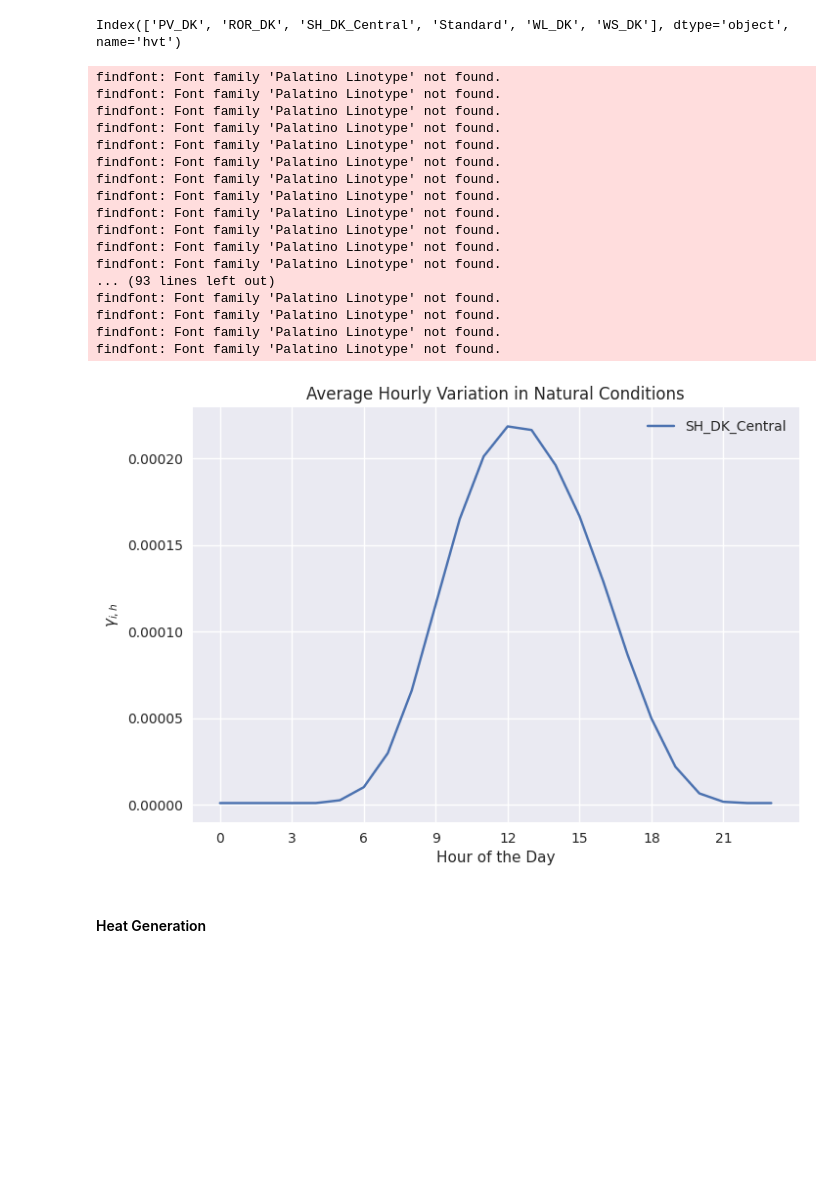
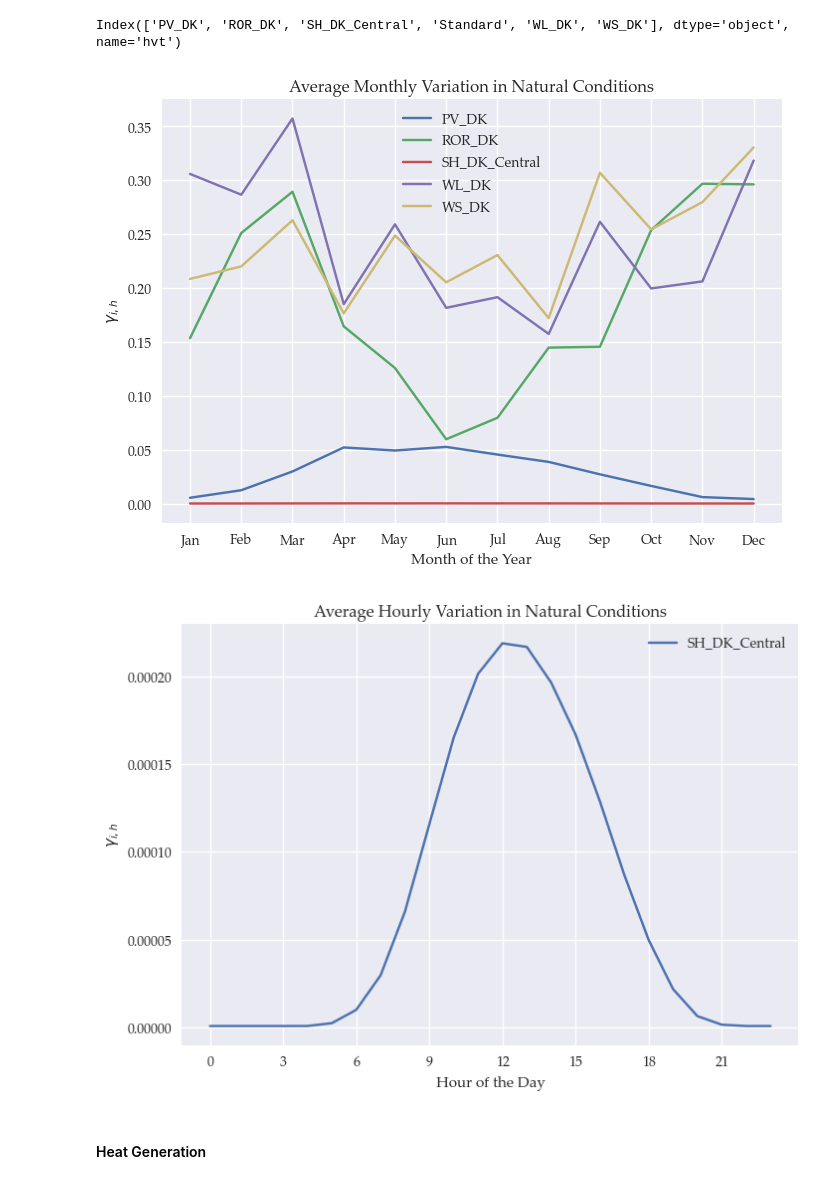
Before and after one commit to marcherger/EnergyEconGroupWork, a Jupyter notebook: Analysis_mBasicPH_storage.ipynb, the cells around one changed output. Saved outputs shown, nothing was run; the diff lists cells and outputs as text; code cells hidden in the pictures; blank space fills up the shorter version.

```diff
--- a/Analysis_mBasicPH_storage.ipynb
+++ b/Analysis_mBasicPH_storage.ipynb
@@ -116,19 +116,21 @@ Index(['PV_DK', 'ROR_DK', 'SH_DK_Central', 'Standard', 'WL_DK', 'WS_DK'], dtype=
 # %%
 range_names = [0, 1, 2, 4, 5]
 plants_names_intermit = db['CapVariation'].index.levels[1][range_names]
 
 month = adj.rc_pd(m.db['h2Month'], name= 'Month')
 
-#for n, i in enumerate(plants_names_intermit):
-#    adjMultiIndex.applyMult(db['CapVariation'], month).loc[:,i].mean(level=['Month']).plot(label= plants_names_intermit[n])
+for n, i in enumerate(plants_names_intermit):
+    adjMultiIndex.applyMult(db['CapVariation'], month).loc[:,i].mean(level=['Month']).plot(label= plants_names_intermit[n])
 
 months= ['Jan', 'Feb', 'Mar', 'Apr','May', 'Jun', 'Jul', 'Aug', 'Sep', 'Oct','Nov', 'Dec']
-#plt.xticks(np.arange(start=1, stop=13, step=1), months)
-#plt.xlabel('Month of the Year')
-#plt.ylabel('$\gamma_{i,h}$')
-#plt.title('Average Monthly Variation in Natural Conditions')
-#plt.legend()
-#plt.savefig('monthly_variation_plot.png')
+plt.xticks(np.arange(start=1, stop=13, step=1), months)
+plt.xlabel('Month of the Year')
+plt.ylabel('$\gamma_{i,h}$')
+plt.title('Average Monthly Variation in Natural Conditions')
+plt.legend()
+plt.savefig('monthly_variation_plot.png')
+# %% [output]
+[figure, added]
 # %%
 range_names = [0, 1, 2, 4, 5]
 plants_names_intermit = db['CapVariation'].index.levels[1][range_names]
@@ -176,24 +178,7 @@ plt.title('Average Hourly Variation in Natural Conditions')
 plt.legend()
 plt.savefig('hourly_variation_SH_plot.png')
 # %% [output]
-findfont: Font family 'Palatino Linotype' not found.
-findfont: Font family 'Palatino Linotype' not found.
-findfont: Font family 'Palatino Linotype' not found.
-findfont: Font family 'Palatino Linotype' not found.
-findfont: Font family 'Palatino Linotype' not found.
-findfont: Font family 'Palatino Linotype' not found.
-findfont: Font family 'Palatino Linotype' not found.
-findfont: Font family 'Palatino Linotype' not found.
-findfont: Font family 'Palatino Linotype' not found.
-findfont: Font family 'Palatino Linotype' not found.
-findfont: Font family 'Palatino Linotype' not found.
-findfont: Font family 'Palatino Linotype' not found.
-... (93 lines left out)
-findfont: Font family 'Palatino Linotype' not found.
-findfont: Font family 'Palatino Linotype' not found.
-findfont: Font family 'Palatino Linotype' not found.
-findfont: Font family 'Palatino Linotype' not found.
-[figure, old version]
+[figure, new version]
 # %% [markdown]
 #### Heat Generation
 # %%
```
Also changed, not shown: parts of 38 cells of this notebook, 10 other files.
